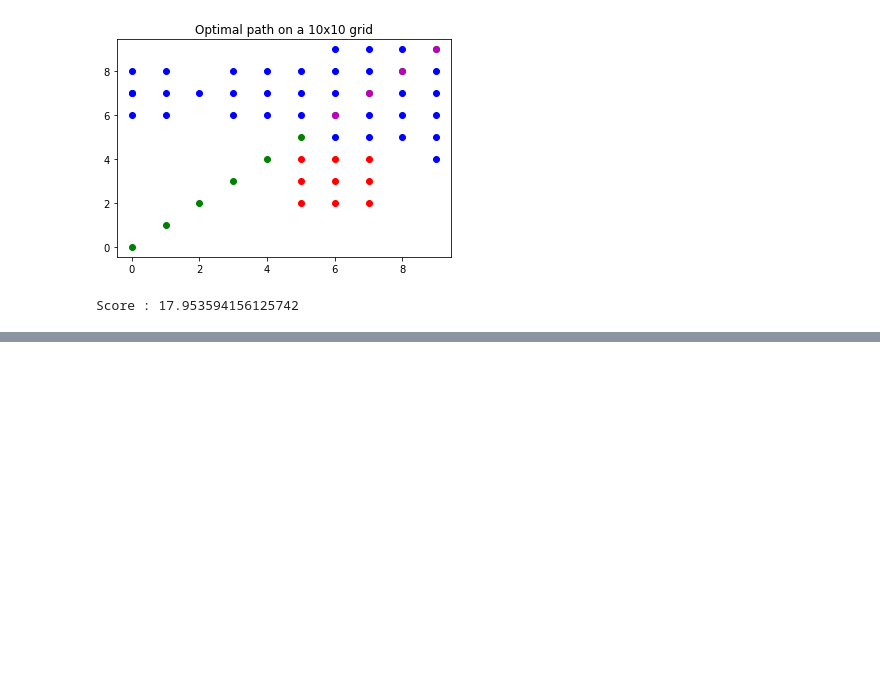
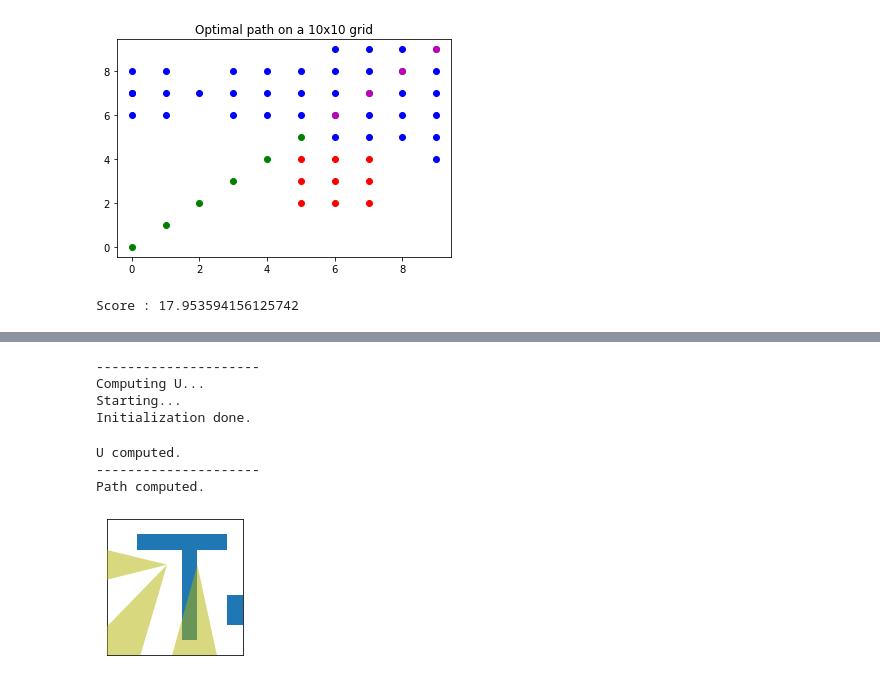
Before and after one commit to alexandreduplessis/Adversarial_Camera_Placement, a Jupyter notebook: Camera_placement.ipynb, the cells around one changed output, grey strips where cells are left out. Drawn from its saved outputs; the diff is of its cells as text; code cells hidden in the pictures; blank space fills up the shorter version.

```diff
--- a/Camera_placement.ipynb
+++ b/Camera_placement.ipynb
@@ -934,0 +1020,27 @@ Score : 17.984322730250064
+# %%
+  N = 10
+  visualize = True
+  saveU = True
+
+  x0 = np.array([0, 0])
+  xf = np.array([N-1, 0])
+  # convert to real between -2 and 2
+  pos_start = x0 / (N - 1) * 4 - 2
+  pos_end = xf / (N - 1) * 4 - 2
+
+  obstacle_list = [[2, 7, 6, 1], [5, 1, 1, 7], [8, 2, 2, 2]]
+  # convert to real between -2 and 2
+  obstacle_list = [[obs[0] / (N - 1) * 4 - 2, obs[1] / (N - 1) * 4 - 2, obs[2] / (N - 1) * 4, obs[3] / (N - 1) * 4] for obs in obstacle_list]
+  camera_list = [[np.array([4, 6]), -3*.8 + .3, .5], [np.array([4, 6]), -3.14, .5], [np.array([6, 6]), -2*.8, .5]]
+  # convert to real between -2 and 2
+  camera_list = [[np.array([cam[0][0] / (N - 1) * 4 - 2, cam[0][1] / (N - 1) * 4 - 2]), cam[1], cam[2]] for cam in camera_list]
+  visualization(N, camera_list, obstacle_list, pos_start, pos_end)
+# %% [output]
+---------------------
+Computing U...
+Starting...
+Initialization done.
+U computed.
+---------------------
+Path computed.
+[figure, added]
```
Also changed, not shown: parts of 5 cells of this notebook, 1 other file.
